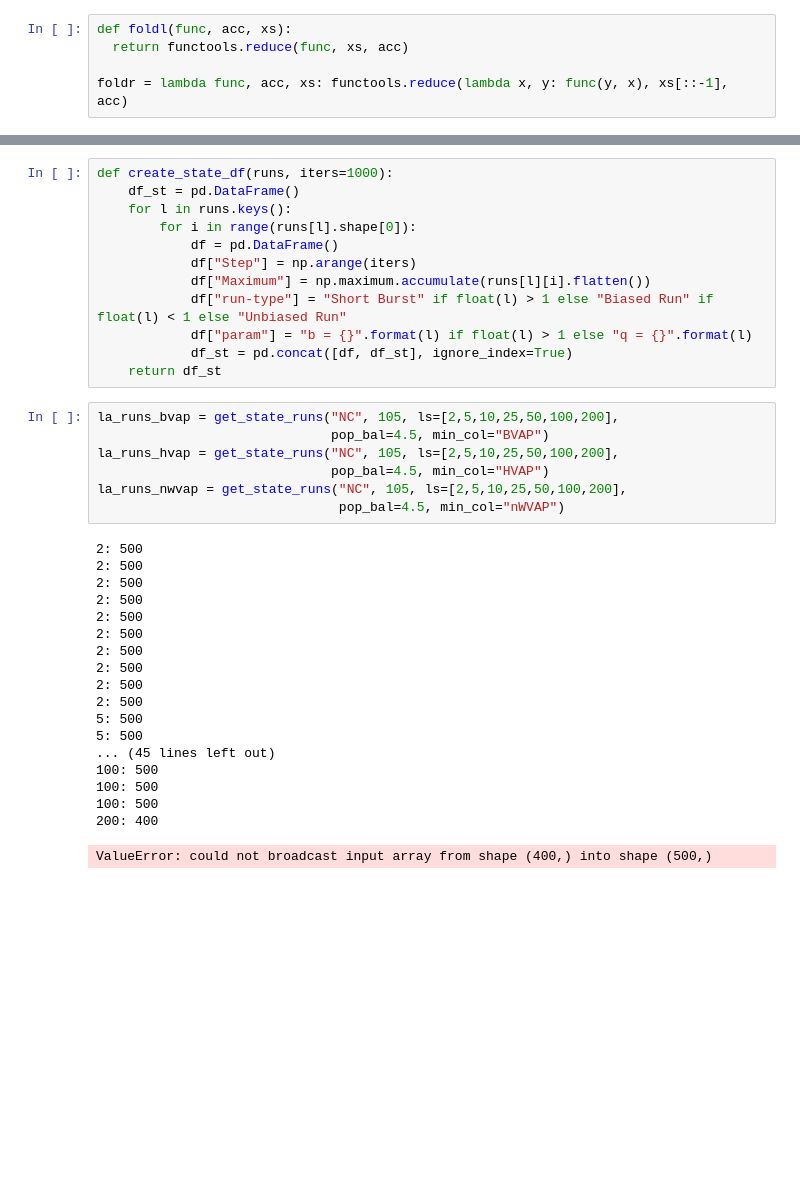
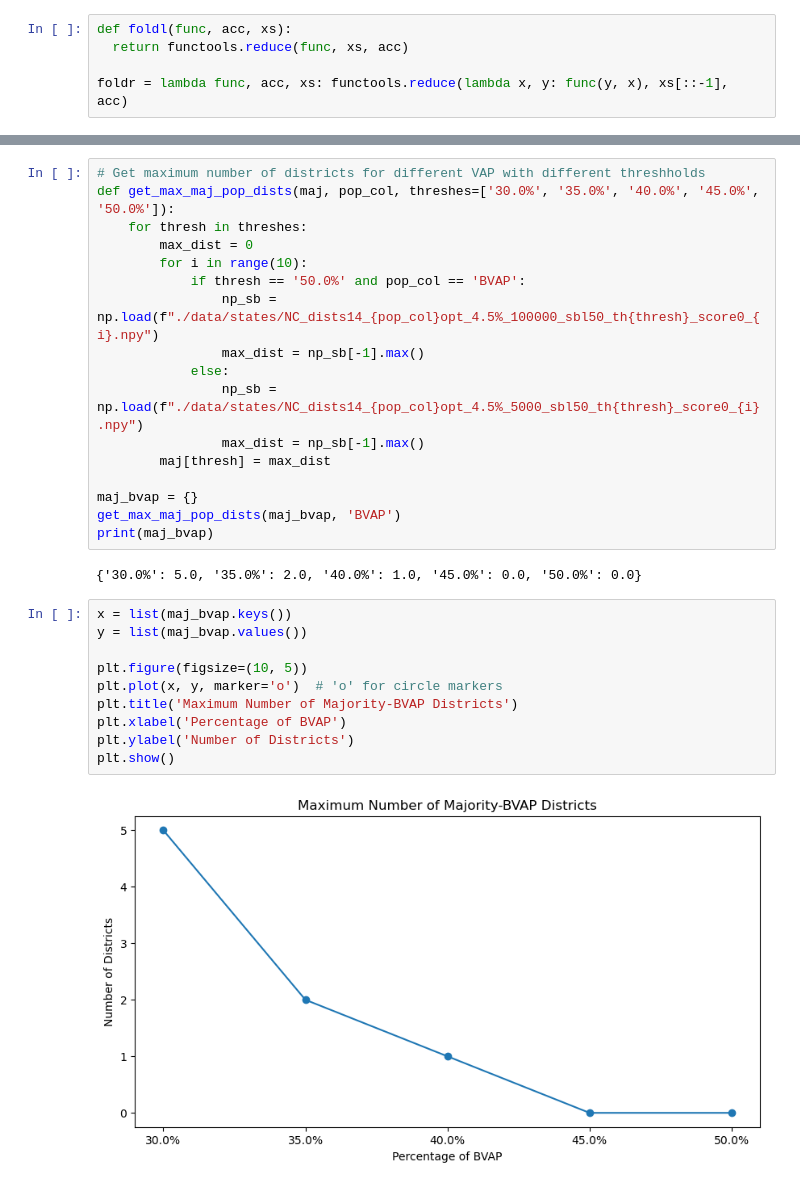
Before and after one commit to Qianru69/NC-Map-analysis, a Jupyter notebook: short_burst/NC_results.ipynb, the cells around one changed output, grey strips where cells are left out. Drawn from its saved outputs; the diff is of its cells as text; blank space fills up the shorter version.

Commit message:
added more plots for short burst runs

```diff
--- a/short_burst/NC_results.ipynb
+++ b/short_burst/NC_results.ipynb
@@ -37,38 +17,31 @@ def get_state_runs(state, seats, iters=1000, pop_bal=2.0, min_col="nWVAP",
-# %%
-def create_state_df(runs, iters=1000):
-    df_st = pd.DataFrame()
-    for l in runs.keys():
-        for i in range(runs[l].shape[0]):
-            df = pd.DataFrame()
-            df["Step"] = np.arange(iters)
-            df["Maximum"] = np.maximum.accumulate(runs[l][i].flatten())
-            df["run-type"] = "Short Burst" if float(l) > 1 else "Biased Run" if float(l) < 1 else "Unbiased Run"
-            df["param"] = "b = {}".format(l) if float(l) > 1 else "q = {}".format(l)
-            df_st = pd.concat([df, df_st], ignore_index=True)
-    return df_st
-# %%
-la_runs_bvap = get_state_runs("NC", 105, ls=[2,5,10,25,50,100,200],
-                              pop_bal=4.5, min_col="BVAP")
-la_runs_hvap = get_state_runs("NC", 105, ls=[2,5,10,25,50,100,200],
-                              pop_bal=4.5, min_col="HVAP")
-la_runs_nwvap = get_state_runs("NC", 105, ls=[2,5,10,25,50,100,200],
-                               pop_bal=4.5, min_col="nWVAP")
-# %% [output]
-2: 500
-2: 500
-2: 500
-2: 500
-2: 500
-2: 500
-2: 500
-2: 500
-2: 500
-2: 500
-5: 500
-5: 500
-... (45 lines left out)
-100: 500
-100: 500
-100: 500
-200: 400
-ValueError: could not broadcast input array from shape (400,) into shape (500,)
+# %%
+# Get maximum number of districts for different VAP with different threshholds
+def get_max_maj_pop_dists(maj, pop_col, threshes=['30.0%', '35.0%', '40.0%', '45.0%', '50.0%']):
+    for thresh in threshes:
+        max_dist = 0
+        for i in range(10):
+            if thresh == '50.0%' and pop_col == 'BVAP':
+                np_sb = np.load(f"./data/states/NC_dists14_{pop_col}opt_4.5%_100000_sbl50_th{thresh}_score0_{i}.npy")
+                max_dist = np_sb[-1].max()
+            else:
+                np_sb = np.load(f"./data/states/NC_dists14_{pop_col}opt_4.5%_5000_sbl50_th{thresh}_score0_{i}.npy")
+                max_dist = np_sb[-1].max()
+        maj[thresh] = max_dist
+
+maj_bvap = {}
+get_max_maj_pop_dists(maj_bvap, 'BVAP')
+print(maj_bvap)
+# %% [output]
+{'30.0%': 5.0, '35.0%': 2.0, '40.0%': 1.0, '45.0%': 0.0, '50.0%': 0.0}
+# %%
+x = list(maj_bvap.keys())
+y = list(maj_bvap.values())
+
+plt.figure(figsize=(10, 5))
+plt.plot(x, y, marker='o')  # 'o' for circle markers
+plt.title('Maximum Number of Majority-BVAP Districts')
+plt.xlabel('Percentage of BVAP')
+plt.ylabel('Number of Districts')
+plt.show()
+# %% [output]
+[figure, added]
```
Also changed, not shown: parts of 32 cells of this notebook.
